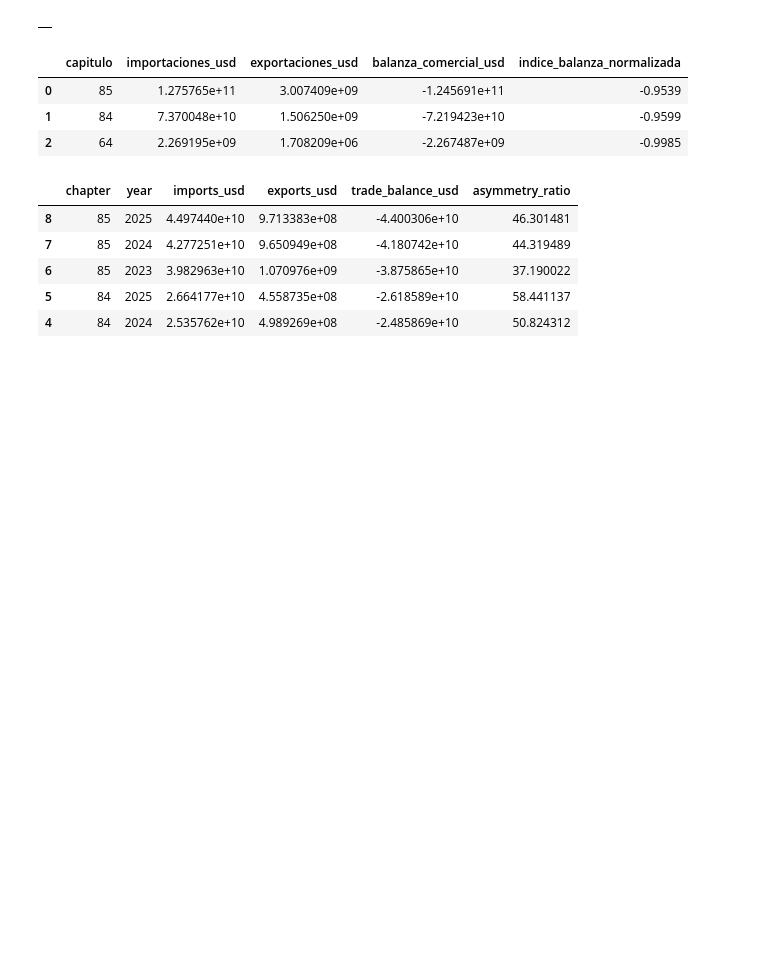
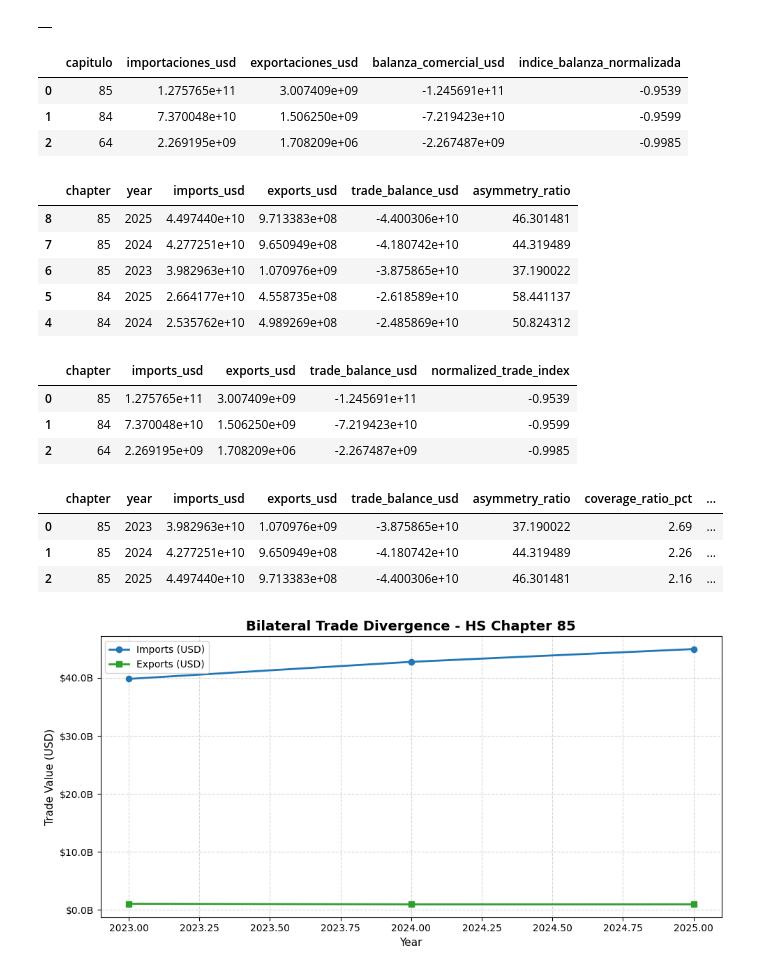
Before and after one commit to luisferdm6/03-china-mexico-trade-audit, a Jupyter notebook: 01_auditoria_asimetrias_china_mexico.ipynb, the cells around one changed output. Cells and saved outputs as stored; diff of their text form; code cells hidden in the pictures; blank space fills up the shorter version.

Commit message:
refactor(viz): migrate plotting engine to matplotlib object-oriented api (fig, ax)

```diff
--- a/01_auditoria_asimetrias_china_mexico.ipynb
+++ b/01_auditoria_asimetrias_china_mexico.ipynb
@@ -482,0 +505,7 @@ trade_data.head()
+# %%
+generate_executive_summary(trade_data)
+# %% [output]
+|  | chapter | imports_usd | exports_usd | trade_balance_usd | normalized_trade_index |
+| 0 | 85 | 1.275765e+11 | 3.007409e+09 | -1.245691e+11 | -0.9539 |
+| 1 | 84 | 7.370048e+10 | 1.506250e+09 | -7.219423e+10 | -0.9599 |
+| 2 | 64 | 2.269195e+09 | 1.708209e+06 | -2.267487e+09 | -0.9985 |
@@ -482,0 +538,7 @@ trade_data.head()
+# %%
+calculate_trade_metrics(trade_data, 85)
+# %% [output]
+|  | chapter | year | imports_usd | exports_usd | trade_balance_usd | asymmetry_ratio | coverage_ratio_pct | ... |
+| 0 | 85 | 2023 | 3.982963e+10 | 1.070976e+09 | -3.875865e+10 | 37.190022 | 2.69 | ... |
+| 1 | 85 | 2024 | 4.277251e+10 | 9.650949e+08 | -4.180742e+10 | 44.319489 | 2.26 | ... |
+| 2 | 85 | 2025 | 4.497440e+10 | 9.713383e+08 | -4.400306e+10 | 46.301481 | 2.16 | ... |
@@ -482,0 +596,4 @@ trade_data.head()
+# %%
+plot_trade_divergence(trade_data, 85)
+# %% [output]
+[figure, added]
```
Also changed, not shown: parts of 3 cells of this notebook.
